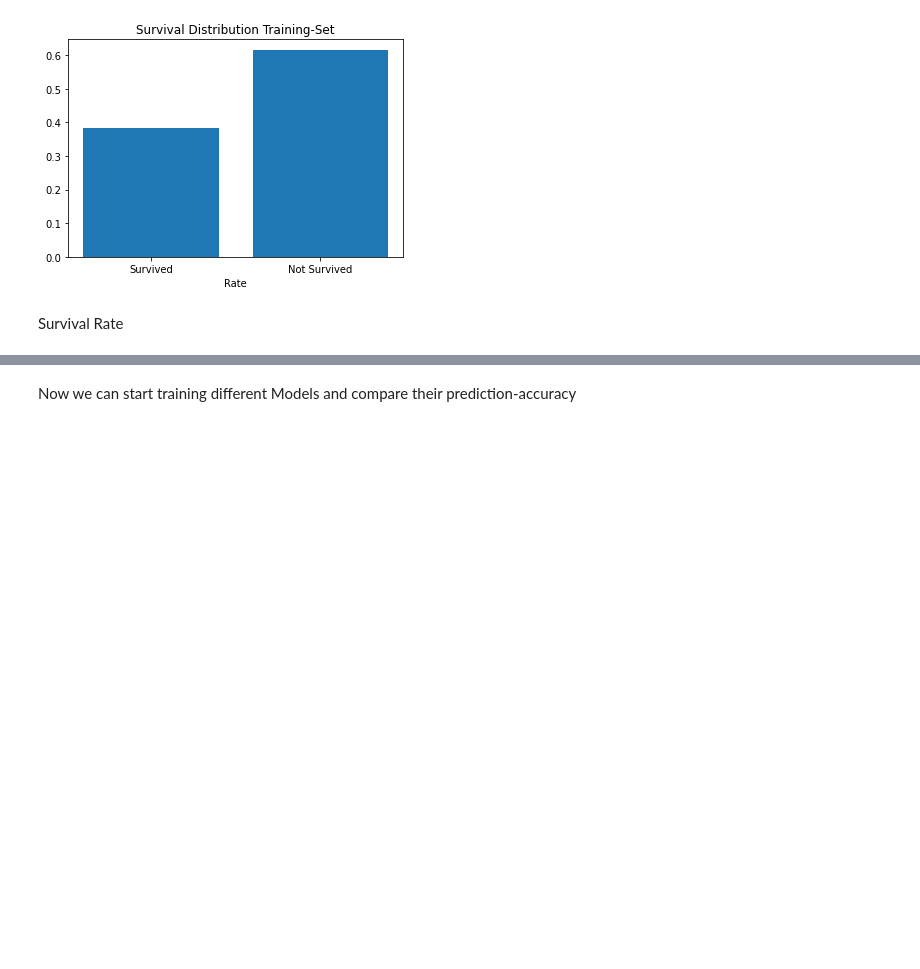
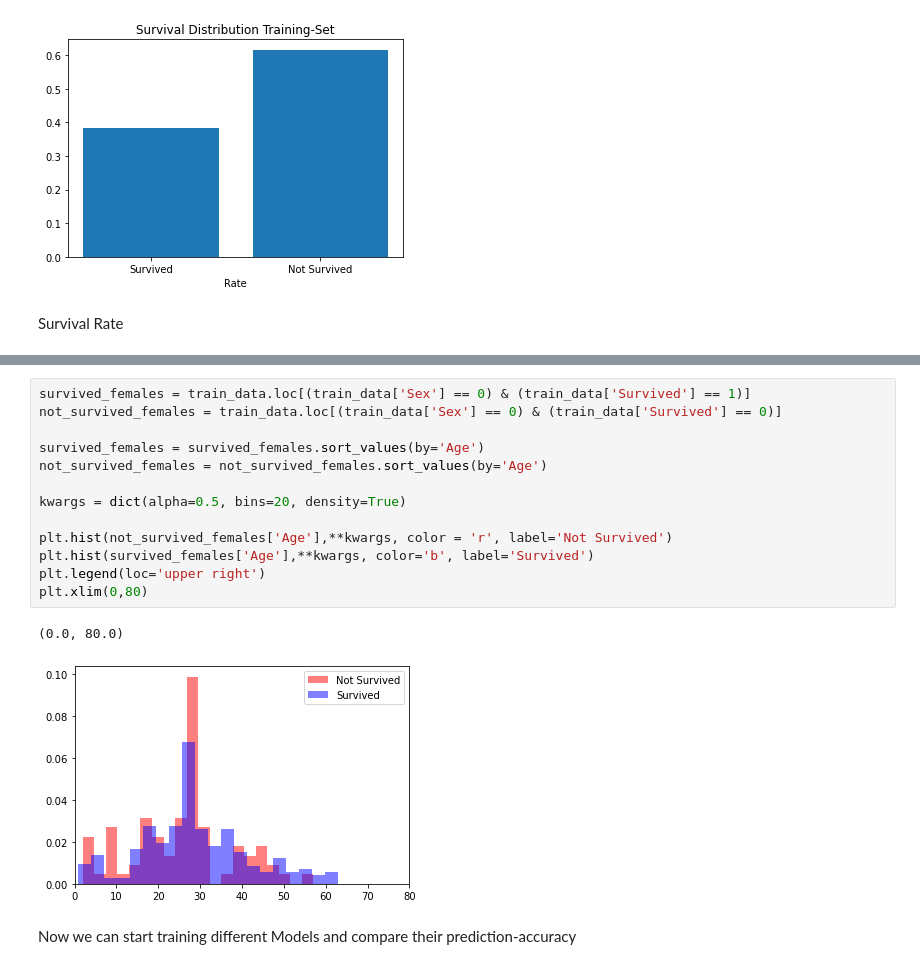
Before and after one commit to h-waldschmidt/Kaggle-Titanic, a Jupyter notebook: src/titanic_solution.ipynb, the cells around one changed output, grey strips where cells are left out. Saved outputs shown, nothing was run; the diff lists cells and outputs as text; blank space fills up the shorter version.

```diff
--- a/src/titanic_solution.ipynb
+++ b/src/titanic_solution.ipynb
@@ -168,3 +165,19 @@ plt.show()
+# %%
+survived_females = train_data.loc[(train_data['Sex'] == 0) & (train_data['Survived'] == 1)]
+not_survived_females = train_data.loc[(train_data['Sex'] == 0) & (train_data['Survived'] == 0)]
+
+survived_females = survived_females.sort_values(by='Age')
+not_survived_females = not_survived_females.sort_values(by='Age')
+
+kwargs = dict(alpha=0.5, bins=20, density=True)
+
+plt.hist(not_survived_females['Age'],**kwargs, color = 'r', label='Not Survived')
+plt.hist(survived_females['Age'],**kwargs, color='b', label='Survived')
+plt.legend(loc='upper right')
+plt.xlim(0,80)
+# %% [output]
+(0.0, 80.0)
+[figure, added]
 # %% [markdown]
 Now we can start training different Models and compare their prediction-accuracy
 # %%
```
Also changed, not shown: parts of 6 cells of this notebook, 1 other file.
